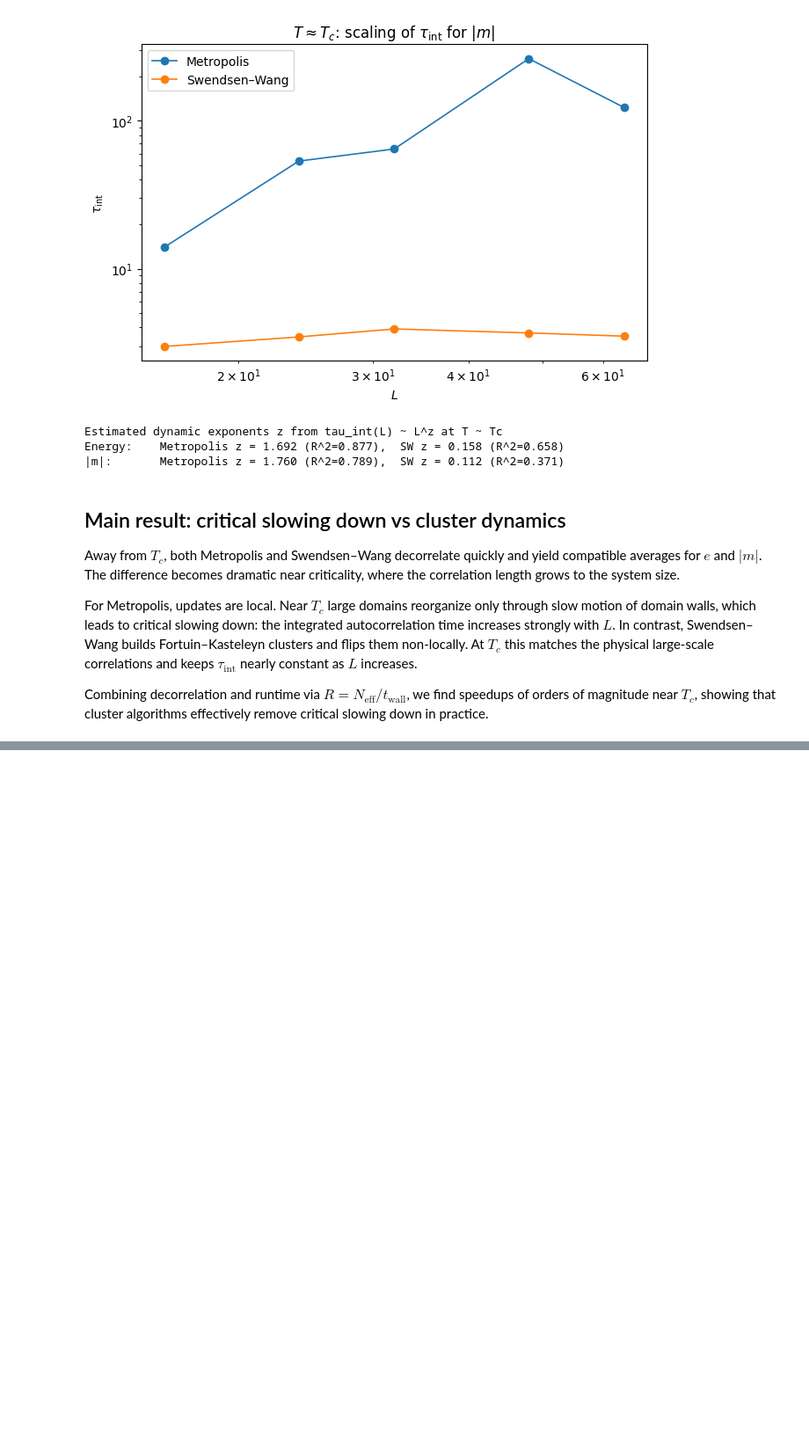
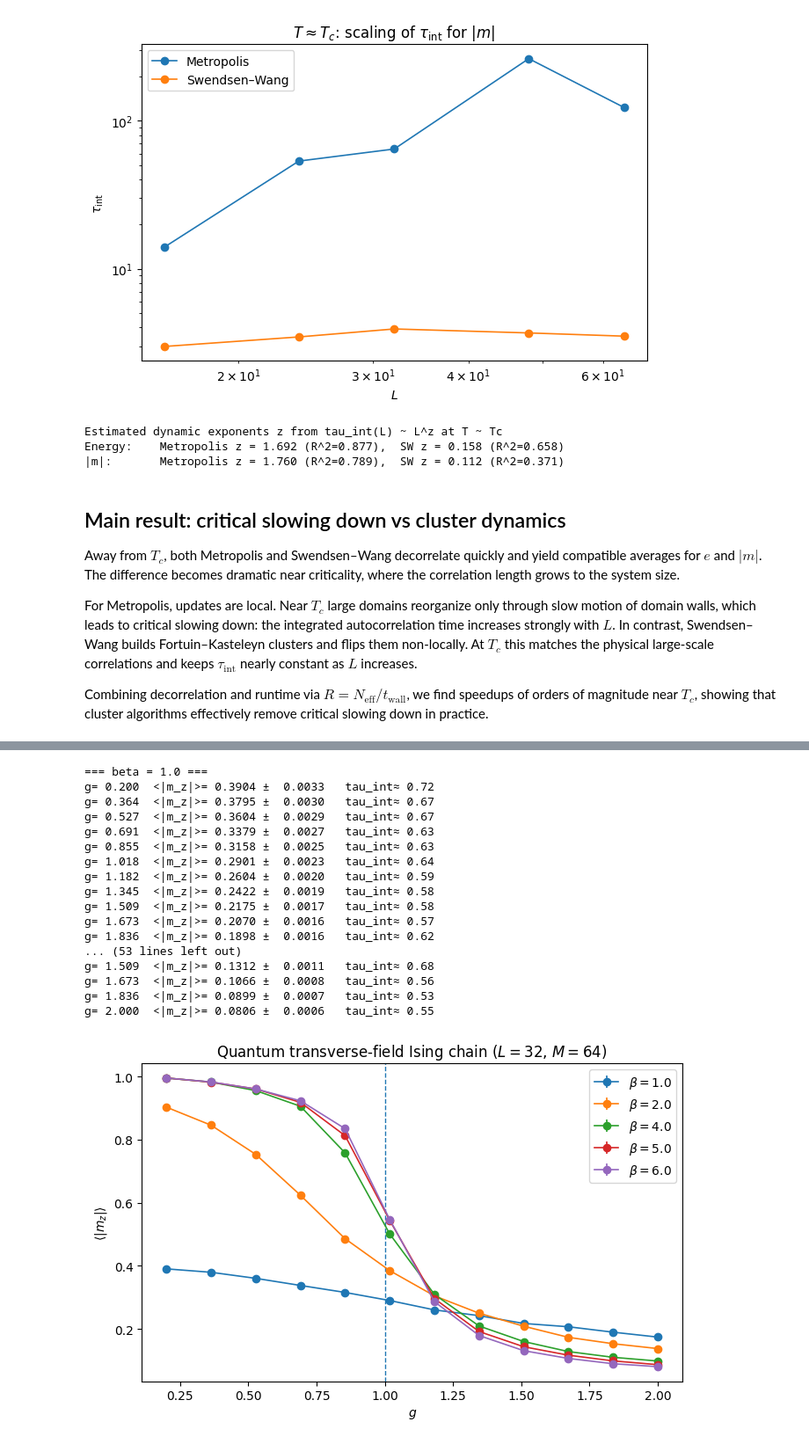
Before and after one commit to TimurHolikov/monte-carlo-methods, a Jupyter notebook: Final project/ising.ipynb, the cells around one changed output, grey strips where cells are left out. Shown at 88% size. Drawn from its saved outputs; the diff is of its cells as text; code cells hidden in the pictures; blank space fills up the shorter version.

```diff
--- a/Final project/ising.ipynb
+++ b/Final project/ising.ipynb
@@ -1933,0 +2096,73 @@ KeyboardInterrupt:
+# %%
+L = 32
+J = 1.0
+M = 64
+
+g_values = np.linspace(0.2, 2.0, 12)
+
+betas = [1.0, 2.0, 4.0, 5.0, 6.0]
+curves = {}
+
+for beta in betas:
+    means, errors = [], []
+
+    print(f"\n=== beta = {beta} ===")
+
+    for g in g_values:
+        out = run_qmc(
+            L=L, M=M,
+            beta=beta, J=J, g=g,
+            n_therm=2000,
+            n_meas=10000,
+            seed=0
+        )
+
+        mu, se, tau, W = mean_and_stderr_mcmc(out["mz"], c=5.0)
+
+        means.append(mu)
+        errors.append(se)
+
+        print(f"g={g: .3f}  <|m_z|>={mu: .4f} ± {se: .4f}   tau_int≈{tau: .2f}")
+
+    curves[beta] = (np.array(means), np.array(errors))
+
+
+plt.figure(figsize=(7.0, 4.6))
+
+for beta in betas:
+    means, errors = curves[beta]
+    plt.errorbar(
+        g_values,
+        means,
+        yerr=errors,
+        marker="o",
+        linewidth=1.2,
+        label=rf"$\beta={beta}$"
+    )
+
+plt.axvline(1.0, linestyle="--", linewidth=1.0)
+plt.xlabel(r"$g$")
+plt.ylabel(r"$\langle |m_z| \rangle$")
+plt.title(rf"Quantum transverse-field Ising chain ($L={L}$, $M={M}$)")
+plt.legend()
+plt.tight_layout()
+plt.show()
+# %% [output]
+=== beta = 1.0 ===
+g= 0.200  <|m_z|>= 0.3904 ±  0.0033   tau_int≈ 0.72
+g= 0.364  <|m_z|>= 0.3795 ±  0.0030   tau_int≈ 0.67
+g= 0.527  <|m_z|>= 0.3604 ±  0.0029   tau_int≈ 0.67
+g= 0.691  <|m_z|>= 0.3379 ±  0.0027   tau_int≈ 0.63
+g= 0.855  <|m_z|>= 0.3158 ±  0.0025   tau_int≈ 0.63
+g= 1.018  <|m_z|>= 0.2901 ±  0.0023   tau_int≈ 0.64
+g= 1.182  <|m_z|>= 0.2604 ±  0.0020   tau_int≈ 0.59
+g= 1.345  <|m_z|>= 0.2422 ±  0.0019   tau_int≈ 0.58
+g= 1.509  <|m_z|>= 0.2175 ±  0.0017   tau_int≈ 0.58
+g= 1.673  <|m_z|>= 0.2070 ±  0.0016   tau_int≈ 0.57
+g= 1.836  <|m_z|>= 0.1898 ±  0.0016   tau_int≈ 0.62
+... (53 lines left out)
+g= 1.509  <|m_z|>= 0.1312 ±  0.0011   tau_int≈ 0.68
+g= 1.673  <|m_z|>= 0.1066 ±  0.0008   tau_int≈ 0.56
+g= 1.836  <|m_z|>= 0.0899 ±  0.0007   tau_int≈ 0.53
+g= 2.000  <|m_z|>= 0.0806 ±  0.0006   tau_int≈ 0.55
+[figure, added]
```
Also changed, not shown: parts of 17 cells of this notebook.
